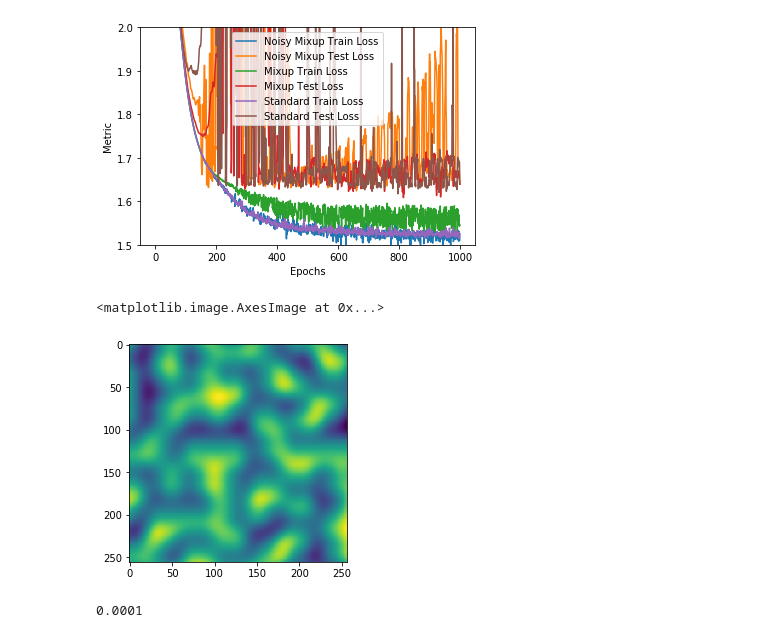
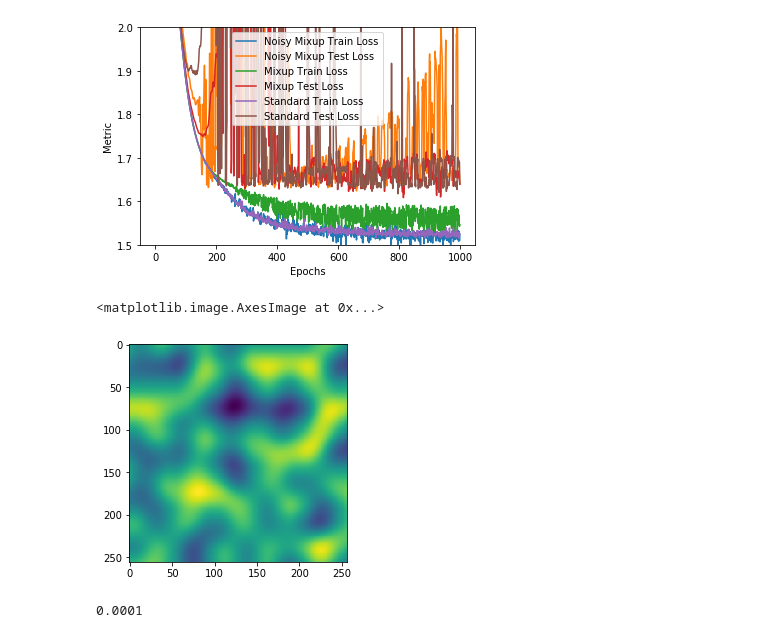
Before and after one commit to JasperJenkins/MixupExperiments, a Jupyter notebook: unet_salt.ipynb, the cells around one changed output. Drawn from its saved outputs; the diff is of its cells as text; code cells hidden in the pictures.

```diff
--- a/unet_salt.ipynb
+++ b/unet_salt.ipynb
@@ -181,13 +181,15 @@ plot_metrics(list(noisy_mixup_hist.values()) + list(mixup_hist.values()) + list(
 # %% [output]
 [figure]
 # %%
+from pyfastnoisesimd import generate
+from random import randint, uniform
 import matplotlib.pyplot as plt
 #(.01, .075).001
-plt.imshow(fns.generate(size=[1, 256, 256], noiseType='Perlin',
-                        freq=.05, seed=randint(0, 100000))[0])
+plt.imshow(generate(size=[1, 256, 256], noiseType='Perlin',
+                    freq=.02, seed=randint(0, 100000))[0])
 # %% [output]
 <matplotlib.image.AxesImage at 0x...>
-[figure, old version]
+[figure, new version]
 # %%
 def Conv(in_c, out_c):
   return nn.Sequential(
```
Also changed, not shown: 4 other files.
